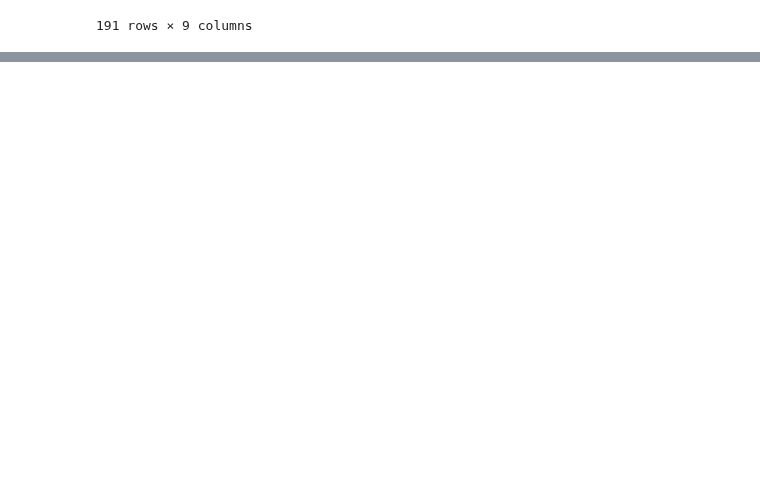
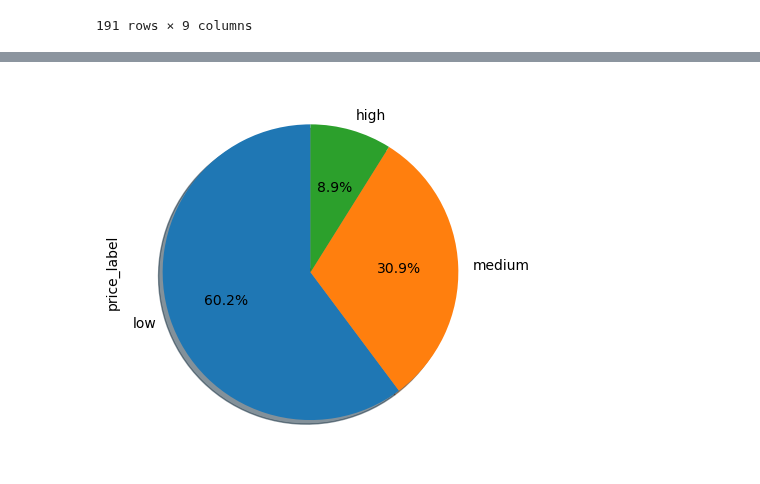
Before and after one commit to MaxLopezSalgado/wine_quality, a Jupyter notebook: wine_price_predictor.ipynb, the cells around one changed output, grey strips where cells are left out. Cells and saved outputs as stored; diff of their text form; code cells hidden in the pictures; blank space fills up the shorter version.

Commit message:
created plots to vistualize price information

```diff
--- a/wine_price_predictor.ipynb
+++ b/wine_price_predictor.ipynb
@@ -260,0 +275,7 @@ price_PT_VV_df
+# %%
+# create a piechart to visualize the price_label column
+price_PT_VV_df['price_label'].value_counts().plot(kind='pie', autopct='%1.1f%%', shadow=True, startangle=90)
+
+plt.show()
+# %% [output]
+[figure, added]
```
Also changed, not shown: parts of 2 cells of this notebook.
